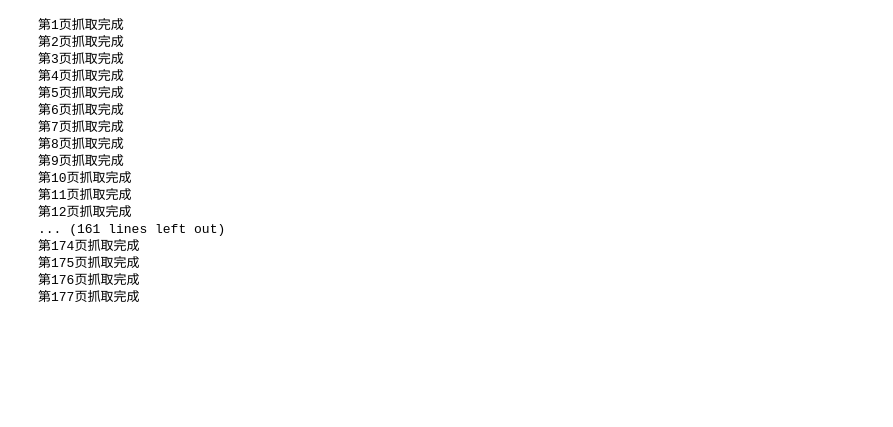
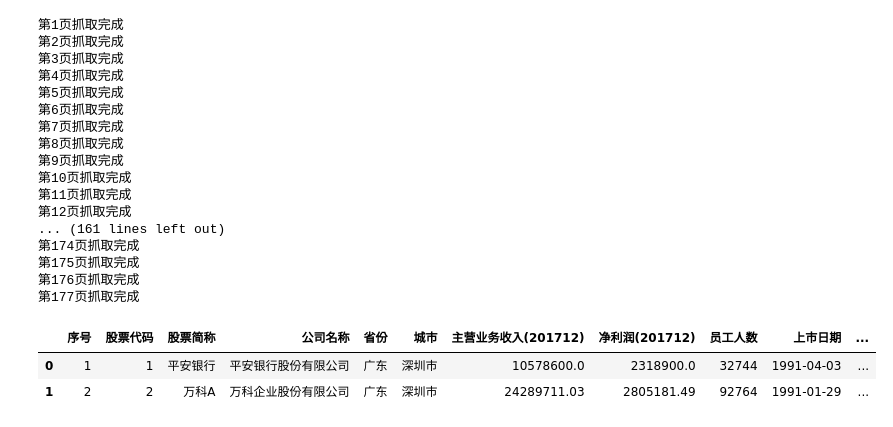
Before and after one commit to bradsun91/brad_public_workspace_mac, a Jupyter notebook: Scrape_websites_for_A_Share_Info.ipynb, the cells around one changed output. Saved outputs shown, nothing was run; the diff lists cells and outputs as text; code cells hidden in the pictures; blank space fills up the shorter version.

```diff
--- a/Scrape_websites_for_A_Share_Info.ipynb
+++ b/Scrape_websites_for_A_Share_Info.ipynb
@@ -30,0 +33,6 @@ for i in range(1,178):  # 爬取全部177页数据
+# %%
+companies.head(2)
+# %% [output]
+|  | 序号 | 股票代码 | 股票简称 | 公司名称 | 省份 | 城市 | 主营业务收入(201712) | 净利润(201712) | 员工人数 | 上市日期 | ... |
+| 0 | 1 | 1 | 平安银行 | 平安银行股份有限公司 | 广东 | 深圳市 | 10578600.0 | 2318900.0 | 32744 | 1991-04-03 | ... |
+| 1 | 2 | 2 | 万科A | 万科企业股份有限公司 | 广东 | 深圳市 | 24289711.03 | 2805181.49 | 92764 | 1991-01-29 | ... |
```
Also changed, not shown: parts of 4 cells of this notebook, 1 other file.
